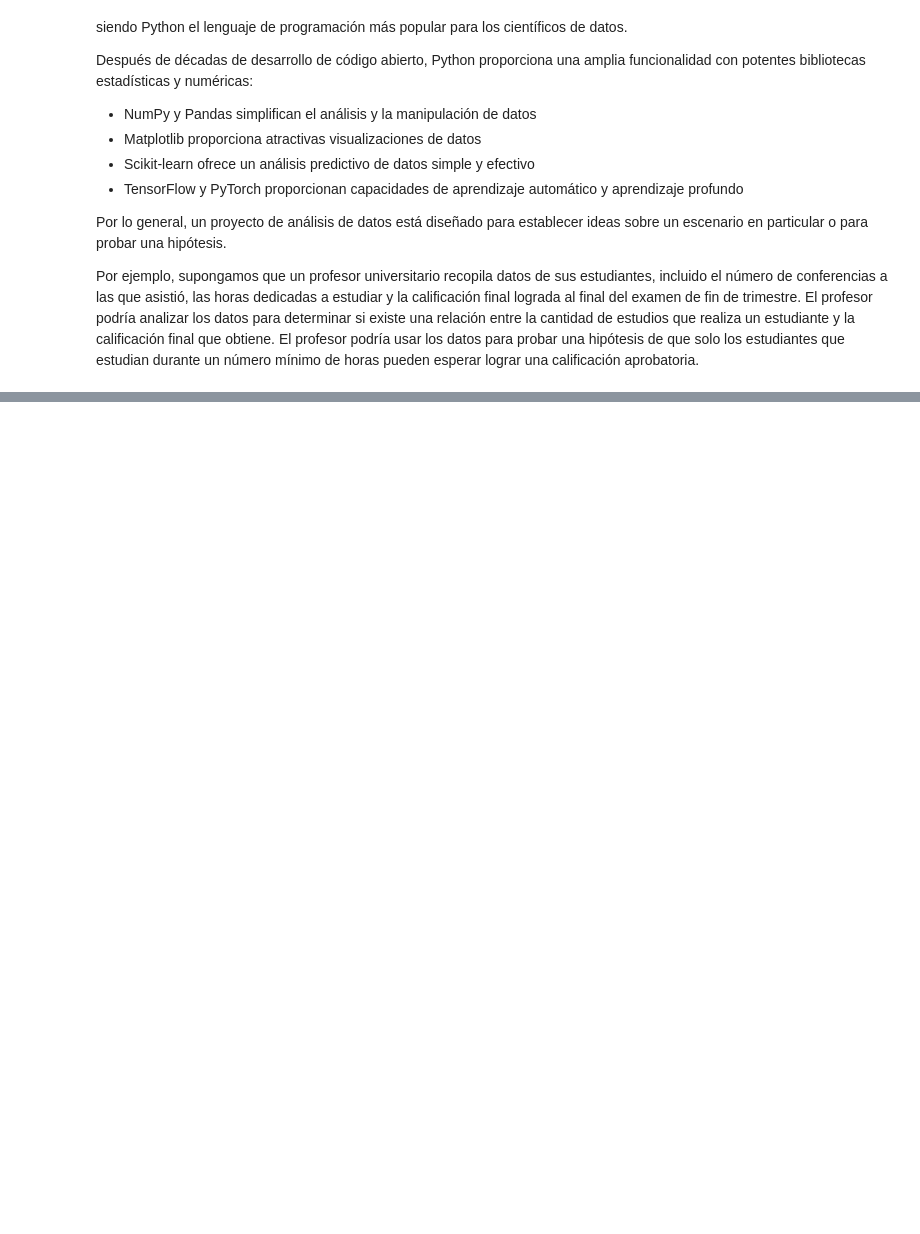
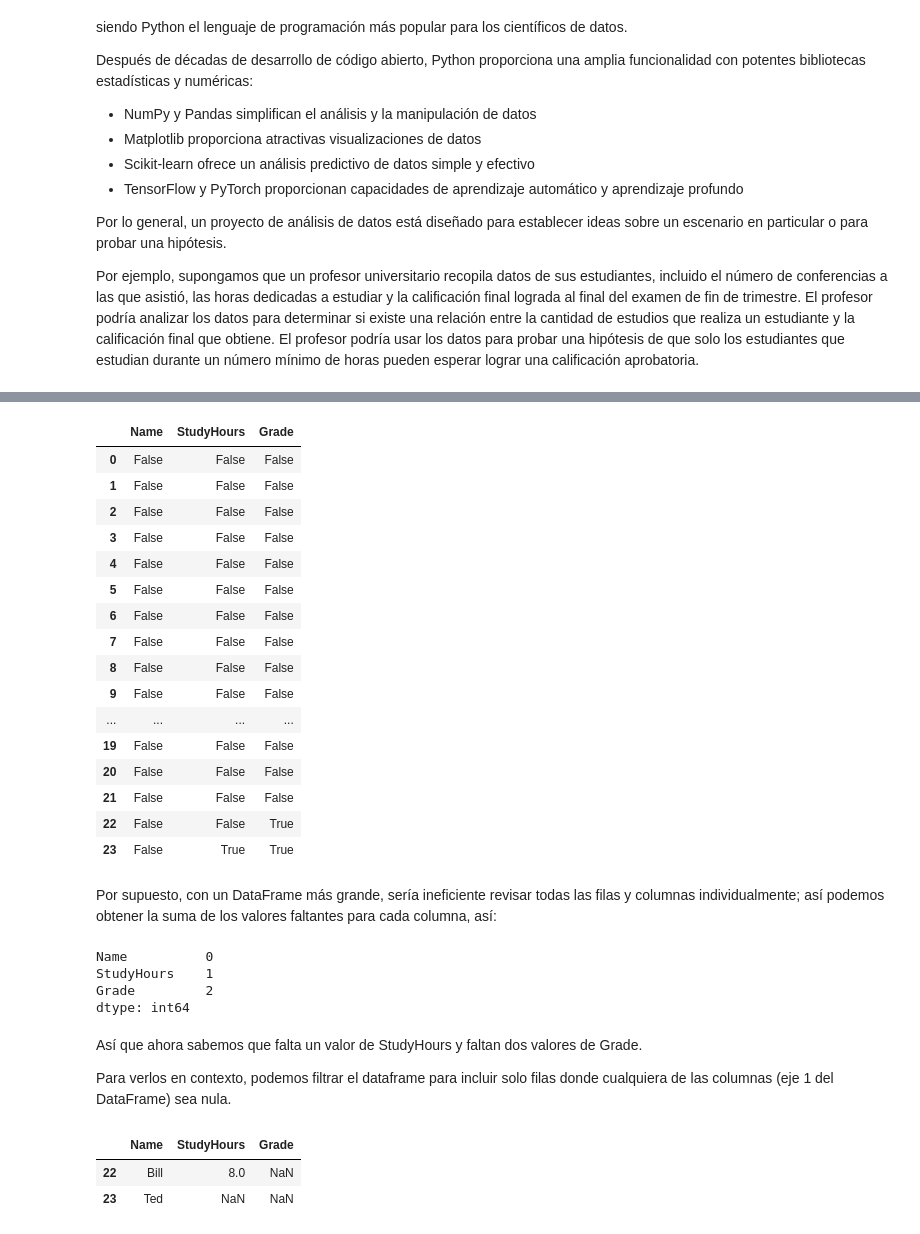
Before and after one commit to DMichelA/Extraccion-de-conocimientos-de-base-de-datos, a Jupyter notebook: Explore and analyse data with Python.ipynb, the cells around one changed output, grey strips where cells are left out. Saved outputs shown, nothing was run; the diff lists cells and outputs as text; code cells hidden in the pictures; blank space fills up the shorter version.

```diff
--- a/Explore and analyse data with Python.ipynb
+++ b/Explore and analyse data with Python.ipynb
@@ -18,0 +301,39 @@ Por ejemplo, supongamos que un profesor universitario recopila datos de sus estu
+# %%
+df_students.isnull()
+# %% [output]
+|  | Name | StudyHours | Grade |
+| 0 | False | False | False |
+| 1 | False | False | False |
+| 2 | False | False | False |
+| 3 | False | False | False |
+| 4 | False | False | False |
+| 5 | False | False | False |
+| 6 | False | False | False |
+| 7 | False | False | False |
+| 8 | False | False | False |
+| 9 | False | False | False |
+| ... | ... | ... | ... |
+| 19 | False | False | False |
+| 20 | False | False | False |
+| 21 | False | False | False |
+| 22 | False | False | True |
+| 23 | False | True | True |
+# %% [markdown]
+Por supuesto, con un DataFrame más grande, sería ineficiente revisar todas las filas y columnas individualmente; así podemos obtener la suma de los valores faltantes para cada columna, así:
+# %%
+df_students.isnull().sum()
+# %% [output]
+Name          0
+StudyHours    1
+Grade         2
+dtype: int64
+# %% [markdown]
+Así que ahora sabemos que falta un valor de StudyHours y faltan dos valores de Grade.
+
+Para verlos en contexto, podemos filtrar el dataframe para incluir solo filas donde cualquiera de las columnas (eje 1 del DataFrame) sea nula.
+# %%
+df_students[df_students.isnull().any(axis=1)]
+# %% [output]
+|  | Name | StudyHours | Grade |
+| 22 | Bill | 8.0 | NaN |
+| 23 | Ted | NaN | NaN |
```
Also changed, not shown: parts of 64 cells of this notebook.
